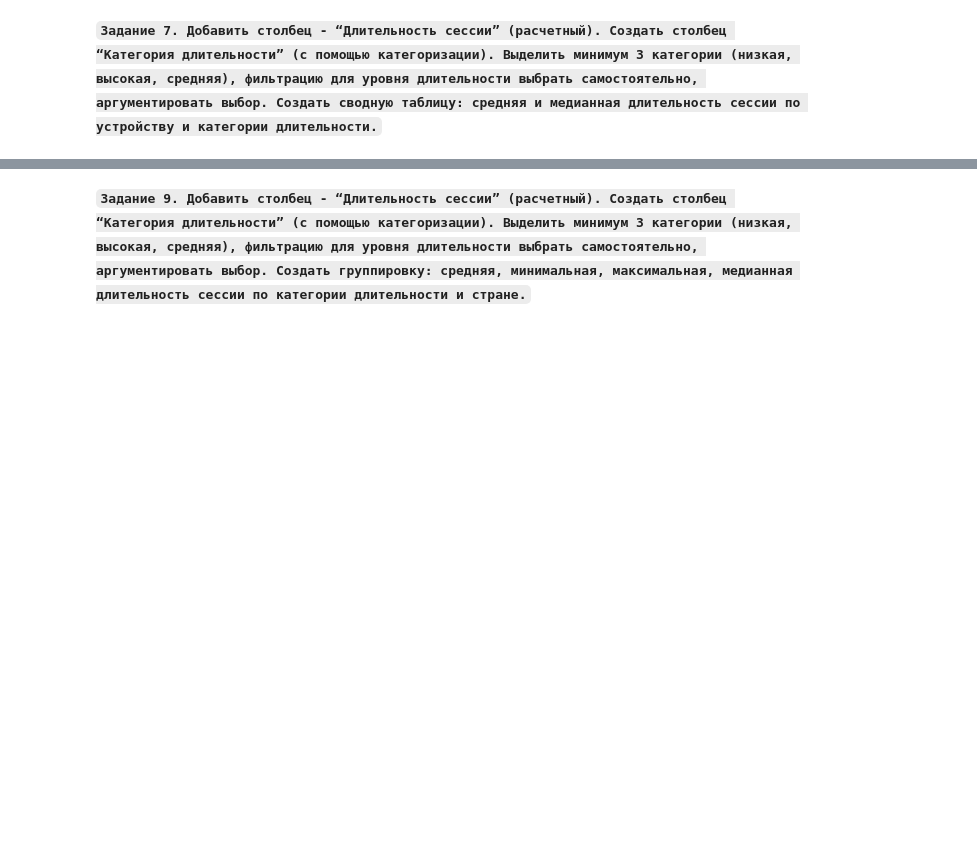
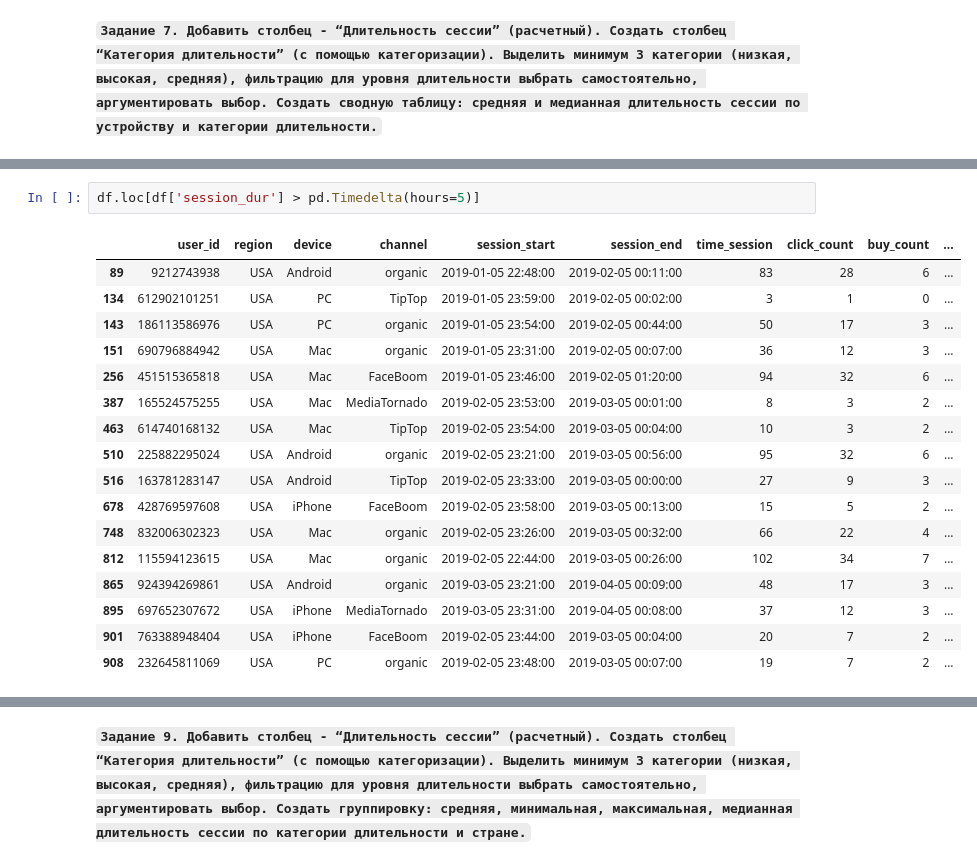
Before and after one commit to vnmbr/-, a Jupyter notebook: ЛР1_Самунов_5.ipynb, the cells around one changed output, grey strips where cells are left out. Saved outputs shown, nothing was run; the diff lists cells and outputs as text; blank space fills up the shorter version.

```diff
--- a/ЛР1_Самунов_5.ipynb
+++ b/ЛР1_Самунов_5.ipynb
@@ -334,0 +377,20 @@ df4.sort_index(ascending=True)
+# %%
+df.loc[df['session_dur'] > pd.Timedelta(hours=5)]
+# %% [output]
+|  | user_id | region | device | channel | session_start | session_end | time_session | click_count | buy_count | ... |
+| 89 | 9212743938 | USA | Android | organic | 2019-01-05 22:48:00 | 2019-02-05 00:11:00 | 83 | 28 | 6 | ... |
+| 134 | 612902101251 | USA | PC | TipTop | 2019-01-05 23:59:00 | 2019-02-05 00:02:00 | 3 | 1 | 0 | ... |
+| 143 | 186113586976 | USA | PC | organic | 2019-01-05 23:54:00 | 2019-02-05 00:44:00 | 50 | 17 | 3 | ... |
+| 151 | 690796884942 | USA | Mac | organic | 2019-01-05 23:31:00 | 2019-02-05 00:07:00 | 36 | 12 | 3 | ... |
+| 256 | 451515365818 | USA | Mac | FaceBoom | 2019-01-05 23:46:00 | 2019-02-05 01:20:00 | 94 | 32 | 6 | ... |
+| 387 | 165524575255 | USA | Mac | MediaTornado | 2019-02-05 23:53:00 | 2019-03-05 00:01:00 | 8 | 3 | 2 | ... |
+| 463 | 614740168132 | USA | Mac | TipTop | 2019-02-05 23:54:00 | 2019-03-05 00:04:00 | 10 | 3 | 2 | ... |
+| 510 | 225882295024 | USA | Android | organic | 2019-02-05 23:21:00 | 2019-03-05 00:56:00 | 95 | 32 | 6 | ... |
+| 516 | 163781283147 | USA | Android | TipTop | 2019-02-05 23:33:00 | 2019-03-05 00:00:00 | 27 | 9 | 3 | ... |
+| 678 | 428769597608 | USA | iPhone | FaceBoom | 2019-02-05 23:58:00 | 2019-03-05 00:13:00 | 15 | 5 | 2 | ... |
+| 748 | 832006302323 | USA | Mac | organic | 2019-02-05 23:26:00 | 2019-03-05 00:32:00 | 66 | 22 | 4 | ... |
+| 812 | 115594123615 | USA | Mac | organic | 2019-02-05 22:44:00 | 2019-03-05 00:26:00 | 102 | 34 | 7 | ... |
+| 865 | 924394269861 | USA | Android | organic | 2019-03-05 23:21:00 | 2019-04-05 00:09:00 | 48 | 17 | 3 | ... |
+| 895 | 697652307672 | USA | iPhone | MediaTornado | 2019-03-05 23:31:00 | 2019-04-05 00:08:00 | 37 | 12 | 3 | ... |
+| 901 | 763388948404 | USA | iPhone | FaceBoom | 2019-02-05 23:44:00 | 2019-03-05 00:04:00 | 20 | 7 | 2 | ... |
+| 908 | 232645811069 | USA | PC | organic | 2019-02-05 23:48:00 | 2019-03-05 00:07:00 | 19 | 7 | 2 | ... |
```
Also changed, not shown: parts of 46 cells of this notebook.
